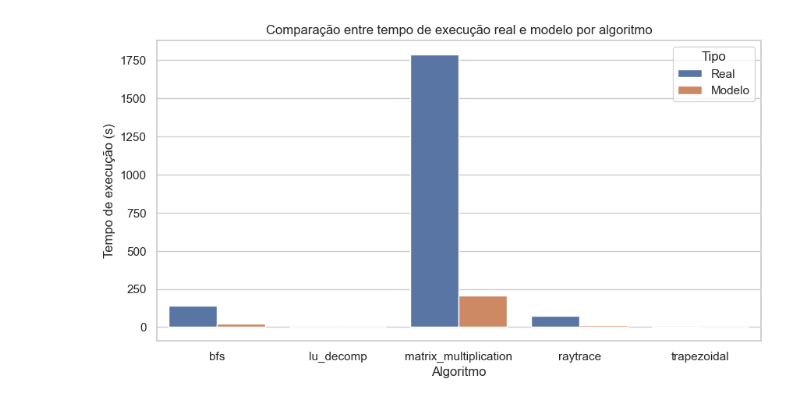
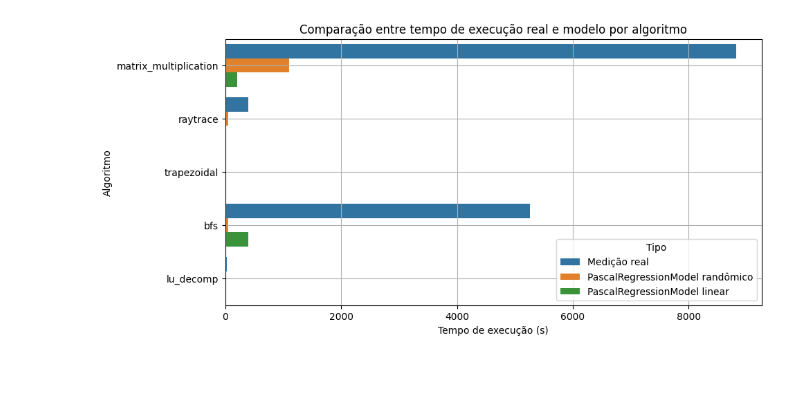
Before and after one commit to matheusslr/pascal-model-tcc, a Jupyter notebook: results_visualization.ipynb, the cells around one changed output. Cells and saved outputs as stored; diff of their text form; code cells hidden in the pictures; blank space fills up the shorter version.

Commit message:
refactor: mudando orientação do plot e adicionando informações

```diff
--- a/results_visualization.ipynb
+++ b/results_visualization.ipynb
@@ -8,19 +7,26 @@ import numpy as np
 dirs = os.listdir('./runs/')
 df_model = pd.DataFrame()
 df_real = pd.DataFrame()
+df_model_random = pd.DataFrame()
 
 for dir in dirs:
     files = os.listdir(f'./runs/{dir}')
-    files_path = [f'./runs/{dir}/{f}' for f in files if f.endswith('.json')]
+    model_path = [f'./runs/{dir}/{f}' for f in files if f.endswith('.json') and 'model_output' in f]
+    real_path = [f'./runs/{dir}/{f}' for f in files if f.endswith('.json') and 'real_output' in f]
+    random_path = [f'./runs/{dir}/{f}' for f in files if f.endswith('.json') and 'model_random_output' in f]
 
-    df_model_aux = pd.read_json(files_path[0])
-    df_real_aux = pd.read_json(files_path[1])
+    df_model_aux = pd.read_json(model_path[0])
+    df_real_aux = pd.read_json(real_path[0])
+    df_random_aux = pd.read_json(random_path[0])
 
     df_model_aux['algorithm'] = dir
     df_real_aux['algorithm'] = dir
+    df_random_aux['algorithm'] = dir
 
     df_model_aux = df_model_aux[df_model_aux['data'].notna()][['data', 'algorithm']]
     df_real_aux = df_real_aux[df_real_aux['data'].notna()][['data', 'algorithm']]
+    df_random_aux = df_random_aux[df_random_aux['data'].notna()][['data', 'algorithm']]
 
     df_model = pd.concat([df_model, df_model_aux])
     df_real = pd.concat([df_real, df_real_aux])
+    df_model_random = pd.concat([df_model_random, df_random_aux])
@@ -48,24 +33,31 @@ test
 # %%
 df_model['data'] = df_model['data'].apply(lambda x: x if x['start_time'] != 0 else None)
 df_model = df_model.dropna()
+
+df_model_random['data'] = df_model_random['data'].apply(lambda x: x if x['start_time'] != 0 else None)
+df_model_random = df_model_random.dropna()
 # %%
 df_model['exec_time'] = df_model['data'].apply(lambda x: x['stop_time'] - x['start_time'])
 df_real['exec_time'] = df_real['data'].apply(lambda x: x['stop_time'] - x['start_time'])
+df_model_random['exec_time'] = df_model_random['data'].apply(lambda x: x['stop_time'] - x['start_time'])
 # %%
 algorithms = df_real['algorithm'].unique()
 data = []
 for algo in algorithms:
-    data.append({'Algoritmo': algo, 'Tipo': 'Real', 'Tempo': df_real[df_real['algorithm'] == algo]['exec_time'].sum()})
-    data.append({'Algoritmo': algo, 'Tipo': 'Modelo', 'Tempo': df_model[df_model['algorithm'] == algo]['exec_time'].sum()})
+    data.append({'Algoritmo': algo, 'Tipo': 'Medição real', 'Tempo': df_real[df_real['algorithm'] == algo]['exec_time'].sum()})
+    data.append({'Algoritmo': algo, 'Tipo': 'PascalRegressionModel randômico', 'Tempo': df_model_random[df_model_random['algorithm'] == algo]['exec_time'].sum()})
+    data.append({'Algoritmo': algo, 'Tipo': 'PascalRegressionModel linear', 'Tempo': df_model[df_model['algorithm'] == algo]['exec_time'].sum()})
 
 df = pd.DataFrame(data)
 
 plt.figure(figsize=(10, 5))
-sns.barplot(data=df, x='Algoritmo', y='Tempo', hue='Tipo')
-plt.xlabel('Algoritmo')
-plt.ylabel('Tempo de execução (s)')
+ax = sns.barplot(data=df, y='Algoritmo', x='Tempo', hue='Tipo', orient='h')
+
+plt.ylabel('Algoritmo')
+plt.xlabel('Tempo de execução (s)')
 plt.title('Comparação entre tempo de execução real e modelo por algoritmo')
-plt.legend(title='Tipo')
+plt.legend(title='Tipo', loc='lower right')
+plt.grid()
 plt.show()
 # %% [output]
-[figure, old version]
+[figure, new version]
```
Also changed, not shown: parts of 2 cells of this notebook, 7 other files.
